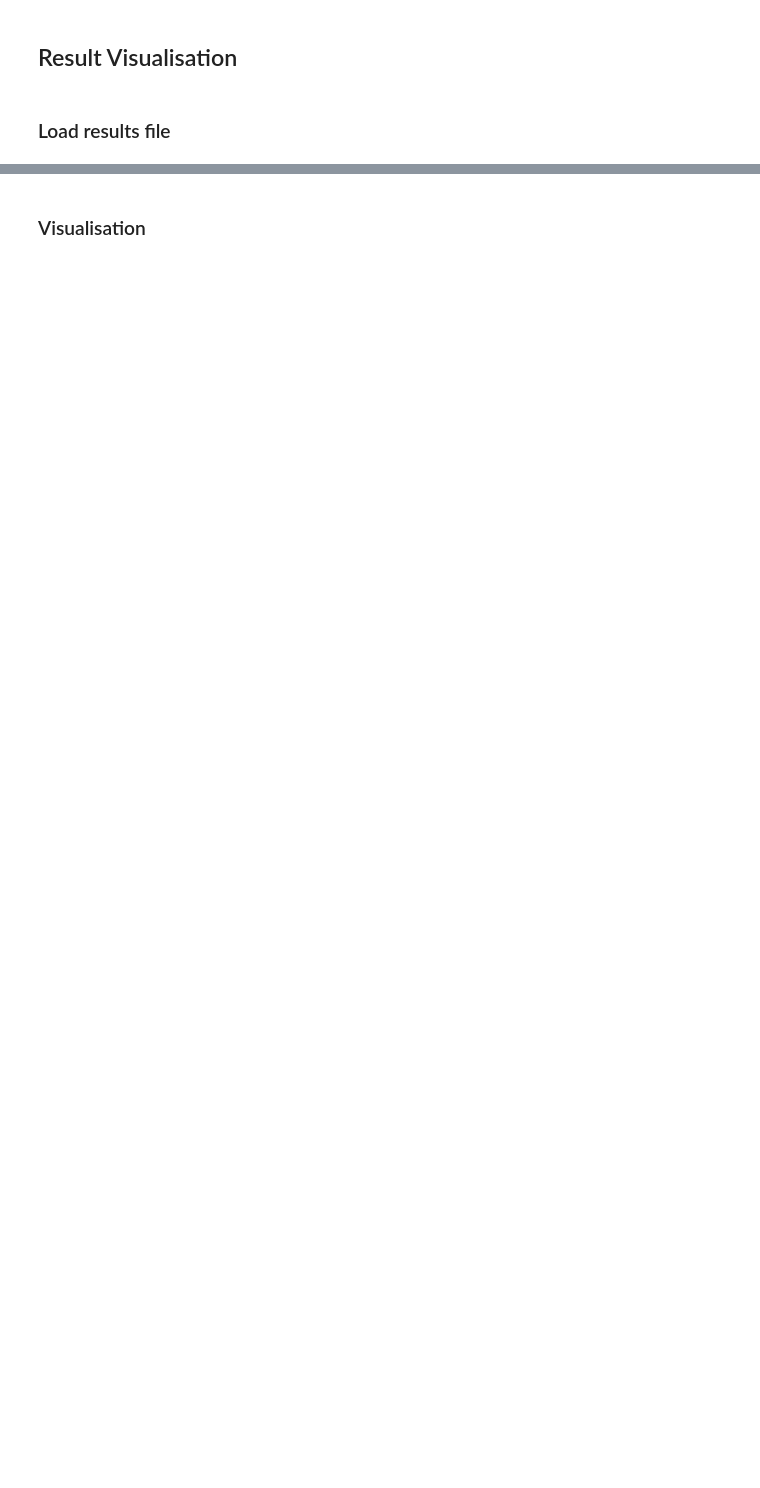
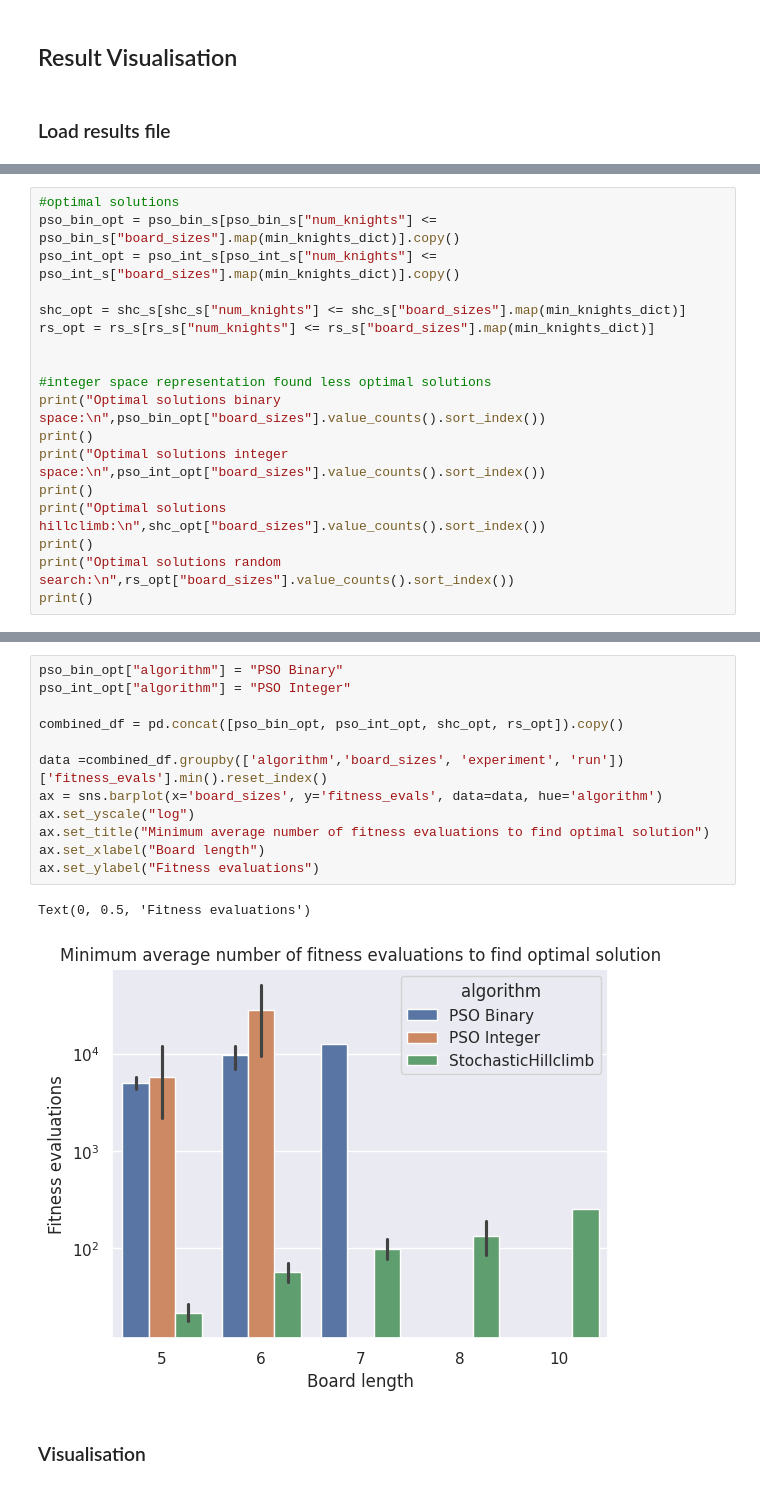
Before and after one commit to franzherm/ecao_cw2, a Jupyter notebook: notebook.ipynb, the cells around one changed output, grey strips where cells are left out. Cells and saved outputs as stored; diff of their text form; blank space fills up the shorter version.

```diff
--- a/notebook.ipynb
+++ b/notebook.ipynb
@@ -660,0 +763,18 @@ print(blubb)
+# %%
+#optimal solutions
+pso_bin_opt = pso_bin_s[pso_bin_s["num_knights"] <= pso_bin_s["board_sizes"].map(min_knights_dict)].copy()
+pso_int_opt = pso_int_s[pso_int_s["num_knights"] <= pso_int_s["board_sizes"].map(min_knights_dict)].copy()
+
+shc_opt = shc_s[shc_s["num_knights"] <= shc_s["board_sizes"].map(min_knights_dict)]
+rs_opt = rs_s[rs_s["num_knights"] <= rs_s["board_sizes"].map(min_knights_dict)]
+
+
+#integer space representation found less optimal solutions
+print("Optimal solutions binary space:\n",pso_bin_opt["board_sizes"].value_counts().sort_index())
+print()
+print("Optimal solutions integer space:\n",pso_int_opt["board_sizes"].value_counts().sort_index())
+print()
+print("Optimal solutions hillclimb:\n",shc_opt["board_sizes"].value_counts().sort_index())
+print()
+print("Optimal solutions random search:\n",rs_opt["board_sizes"].value_counts().sort_index())
+print()
@@ -661,2 +799,17 @@ print(blubb)
+# %%
+pso_bin_opt["algorithm"] = "PSO Binary"
+pso_int_opt["algorithm"] = "PSO Integer"
+
+combined_df = pd.concat([pso_bin_opt, pso_int_opt, shc_opt, rs_opt]).copy()
+
+data =combined_df.groupby(['algorithm','board_sizes', 'experiment', 'run'])['fitness_evals'].min().reset_index()
+ax = sns.barplot(x='board_sizes', y='fitness_evals', data=data, hue='algorithm')
+ax.set_yscale("log")
+ax.set_title("Minimum average number of fitness evaluations to find optimal solution")
+ax.set_xlabel("Board length")
+ax.set_ylabel("Fitness evaluations")
+# %% [output]
+Text(0, 0.5, 'Fitness evaluations')
+[figure, added]
 # %% [markdown]
 ### Visualisation
```
Also changed, not shown: parts of 20 cells of this notebook.
